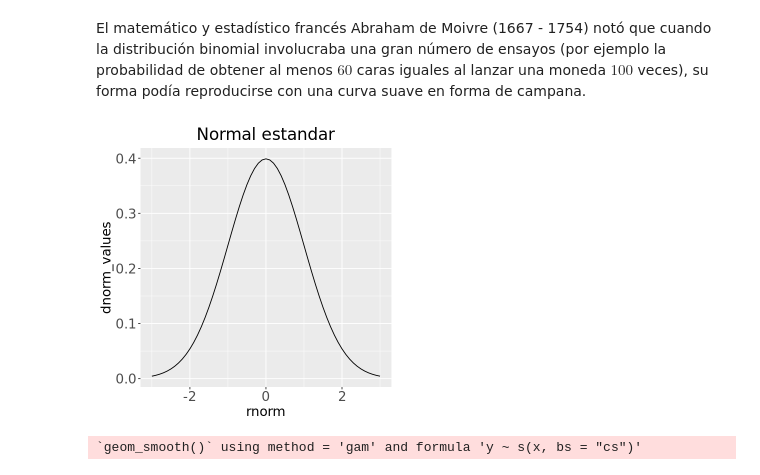
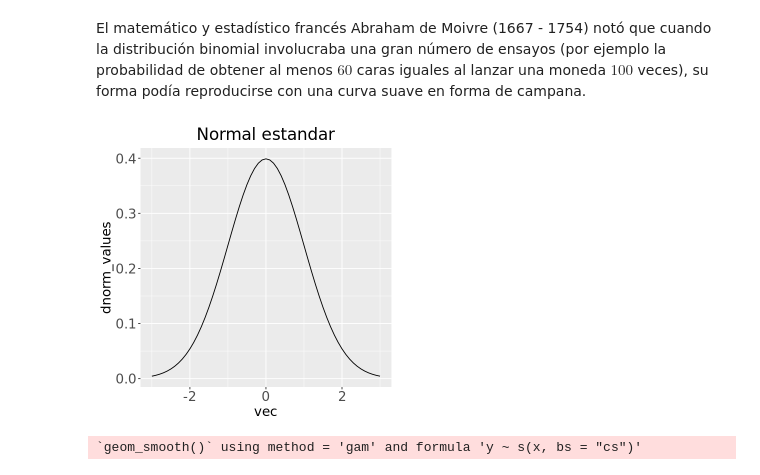
Before and after one commit to palmoreck/laboratorios, a Jupyter notebook: R/2_ggplot2_distribuciones_comunes.ipynb, the cells around one changed output. Drawn from its saved outputs; the diff is of its cells as text; code cells hidden in the pictures.

Commit message:
removing some args in plot of normal dist and fixing x axis label

```diff
--- a/R/2_ggplot2_distribuciones_comunes.ipynb
+++ b/R/2_ggplot2_distribuciones_comunes.ipynb
@@ -131,15 +131,15 @@ El matemático y estadístico francés Abraham de Moivre (1667 - 1754) notó que
 # %%
 set.seed(2000)
 vec <- seq(-3,3,by=.1)
 dnorm_values <- dnorm(vec)  #evaluate dnorm in vec
 qplot(vec,dnorm_values,geom='line') +  #qplot is quickplot
 ggtitle('Normal estandar') +
 theme(plot.title = element_text(size=20, hjust = 0.5),
       axis.text=element_text(size=16),
       axis.title=element_text(size=16)) +
-xlab('rnorm')
+xlab('vec')
 # %% [output]
-[figure, old version]
+[figure, new version]
 # %%
 set.seed(2000)
 n_rbinom<-1000 #number of values
```
Also changed, not shown: parts of 3 cells of this notebook.
